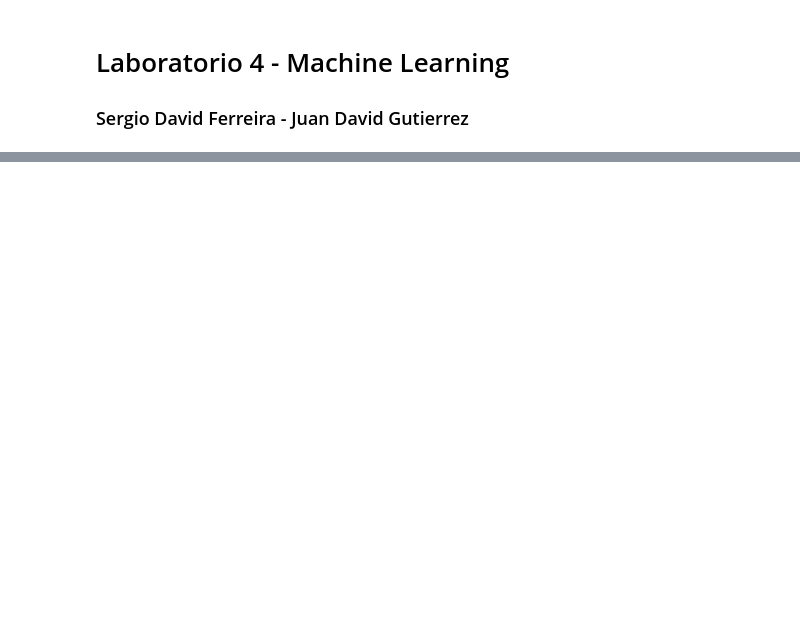
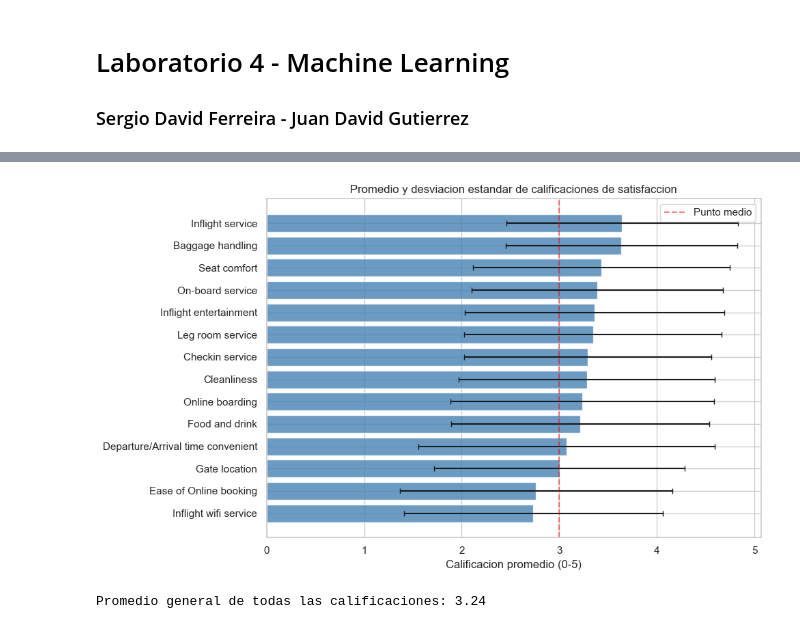
Before and after one commit to serferre2004/Laboratorios_MachineLearning, a Jupyter notebook: Laboratorio4/Laboratorio 4.ipynb, the cells around one changed output, grey strips where cells are left out. Drawn from its saved outputs; the diff is of its cells as text; code cells hidden in the pictures; blank space fills up the shorter version.

```diff
--- a/Laboratorio4/Laboratorio 4.ipynb
+++ b/Laboratorio4/Laboratorio 4.ipynb
@@ -299,0 +294,18 @@ display(
+# %%
+fig, ax = plt.subplots(figsize=(10, 6))
+mean_ratings = analysis_data[satisfaction_features].mean().sort_values(ascending=False)
+std_ratings = analysis_data[satisfaction_features].std().loc[mean_ratings.index]
+
+bars = ax.barh(mean_ratings.index[::-1], mean_ratings.values[::-1], xerr=std_ratings.values[::-1],
+               color="steelblue", alpha=0.8, capsize=3)
+ax.set_xlabel("Calificacion promedio (0-5)")
+ax.set_title("Promedio y desviacion estandar de calificaciones de satisfaccion")
+ax.axvline(x=3, color="red", linestyle="--", alpha=0.5, label="Punto medio")
+ax.legend()
+plt.tight_layout()
+plt.show()
+
+print("\nPromedio general de todas las calificaciones:", analysis_data[satisfaction_features].mean().mean().round(2))
+# %% [output]
+[figure, added]
+Promedio general de todas las calificaciones: 3.24
```
Also changed, not shown: parts of 44 cells of this notebook.
